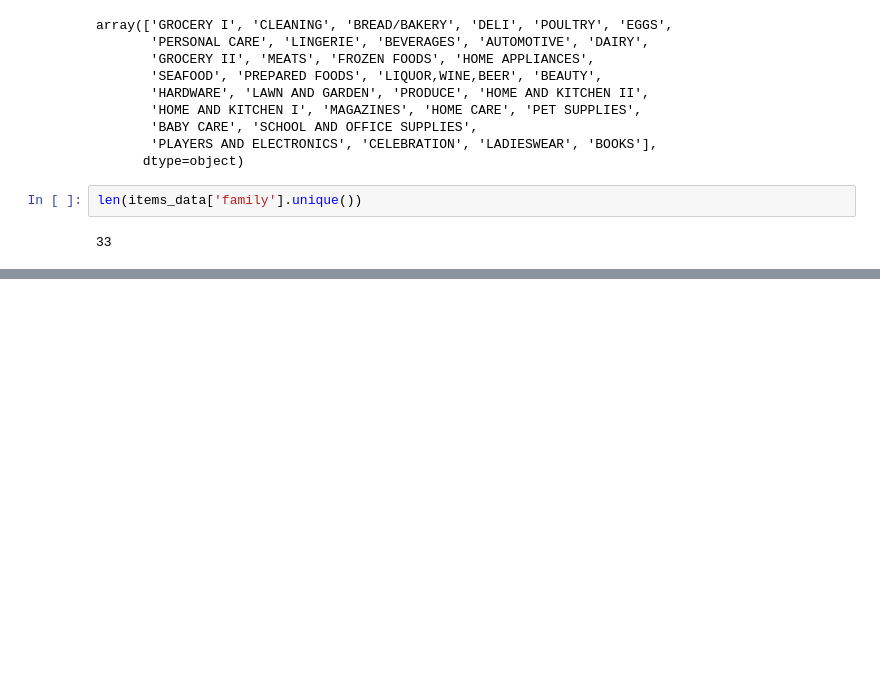
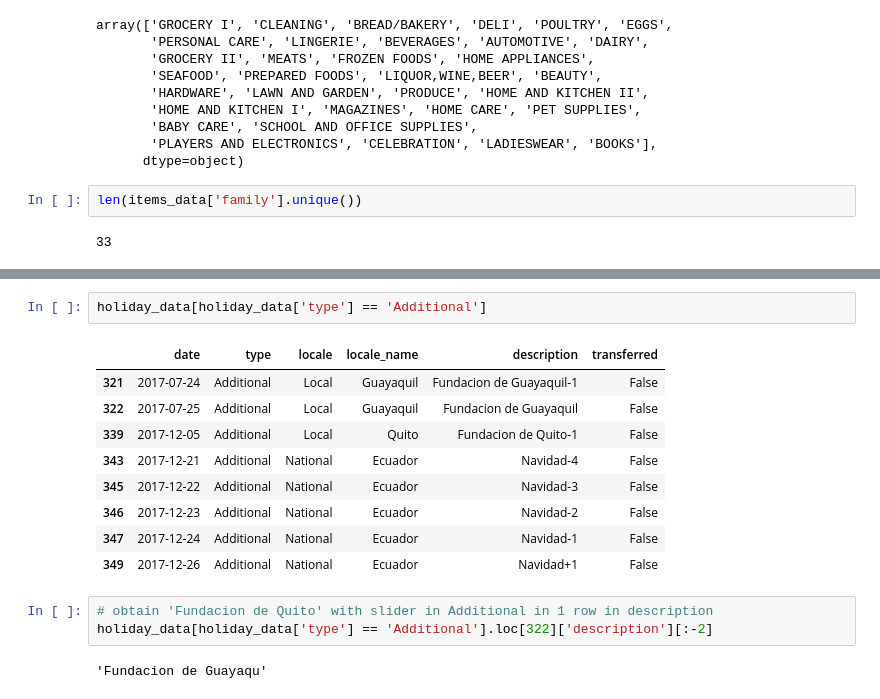
Before and after one commit to didine13/forecasting_for_sales, a Jupyter notebook: notebooks/nhouyvanisvong_dataexplo2.ipynb, the cells around one changed output, grey strips where cells are left out. Saved outputs shown, nothing was run; the diff lists cells and outputs as text; blank space fills up the shorter version.

```diff
--- a/notebooks/nhouyvanisvong_dataexplo2.ipynb
+++ b/notebooks/nhouyvanisvong_dataexplo2.ipynb
@@ -1441,0 +1370,17 @@ array(['Holiday', 'Transfer', 'Additional', 'Bridge', 'Work Day', 'Event'],
+# %%
+holiday_data[holiday_data['type'] == 'Additional']
+# %% [output]
+|  | date | type | locale | locale_name | description | transferred |
+| 321 | 2017-07-24 | Additional | Local | Guayaquil | Fundacion de Guayaquil-1 | False |
+| 322 | 2017-07-25 | Additional | Local | Guayaquil | Fundacion de Guayaquil | False |
+| 339 | 2017-12-05 | Additional | Local | Quito | Fundacion de Quito-1 | False |
+| 343 | 2017-12-21 | Additional | National | Ecuador | Navidad-4 | False |
+| 345 | 2017-12-22 | Additional | National | Ecuador | Navidad-3 | False |
+| 346 | 2017-12-23 | Additional | National | Ecuador | Navidad-2 | False |
+| 347 | 2017-12-24 | Additional | National | Ecuador | Navidad-1 | False |
+| 349 | 2017-12-26 | Additional | National | Ecuador | Navidad+1 | False |
+# %%
+# obtain 'Fundacion de Quito' with slider in Additional in 1 row in description
+holiday_data[holiday_data['type'] == 'Additional'].loc[322]['description'][:-2]
+# %% [output]
+'Fundacion de Guayaqu'
```
Also changed, not shown: parts of 50 cells of this notebook.
